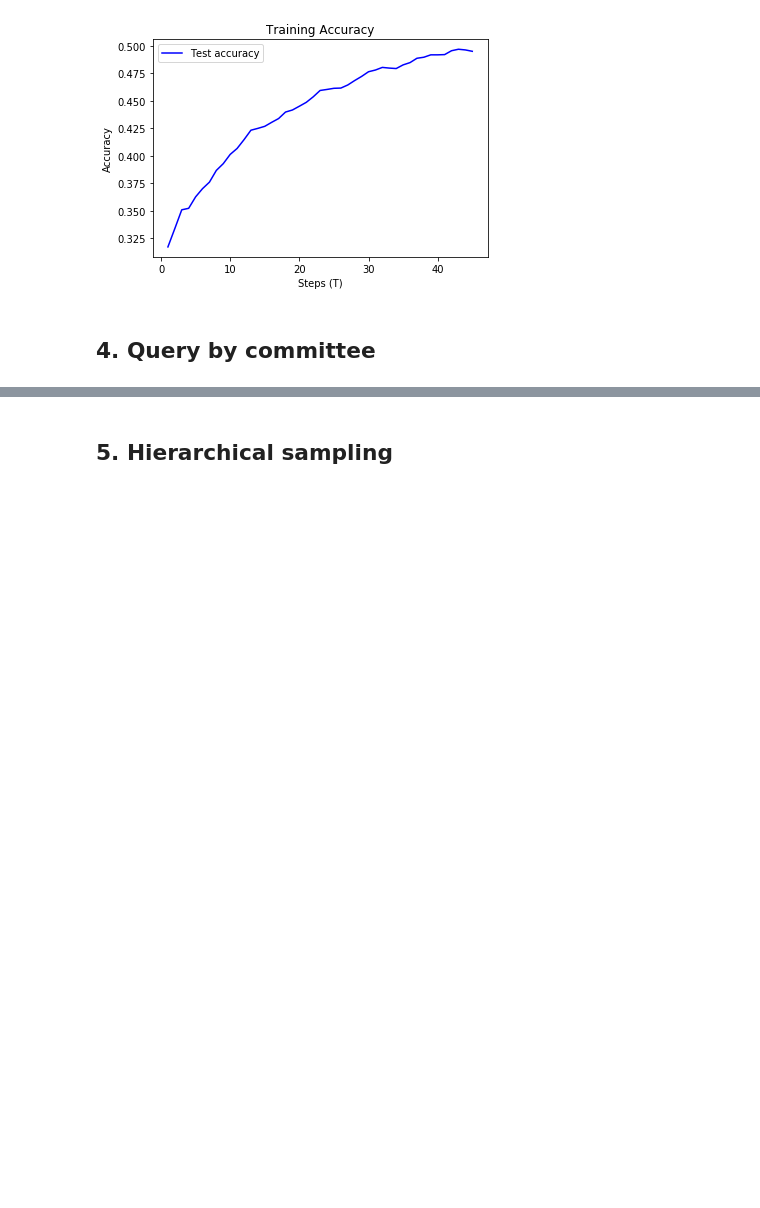
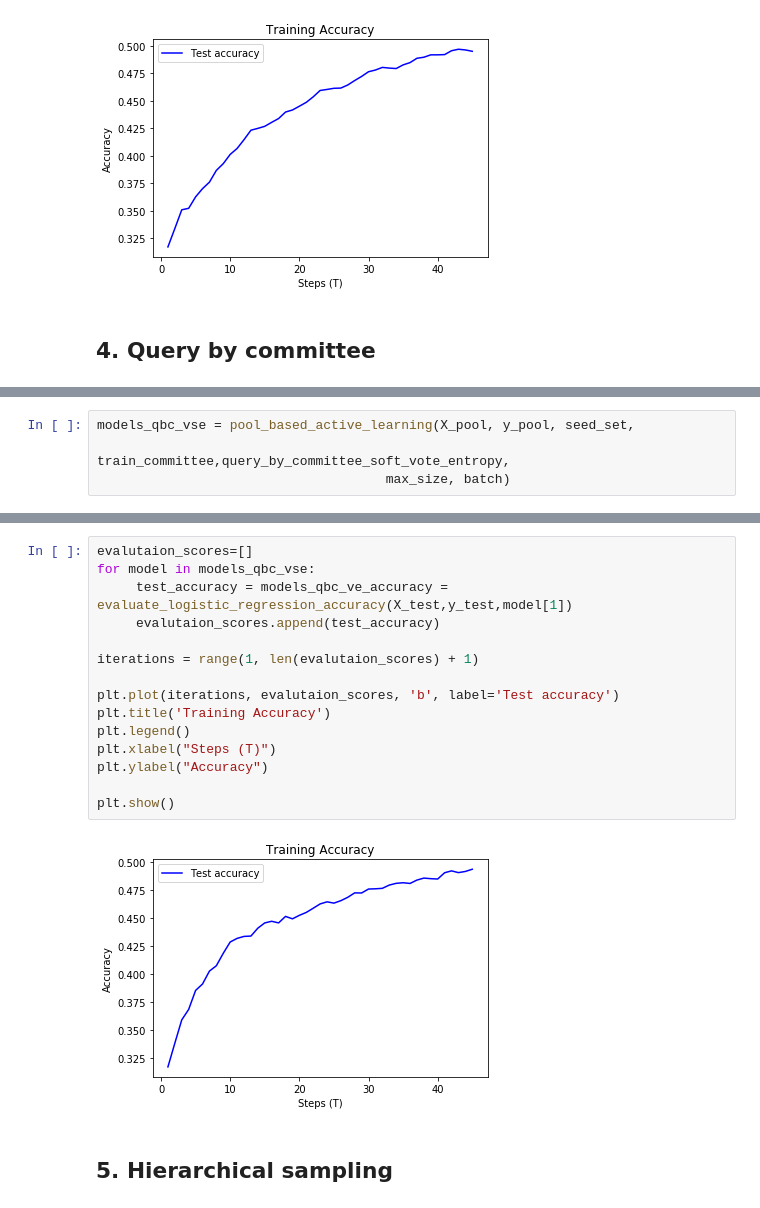
Before and after one commit to Waqar06/SMLProject2, a Jupyter notebook: Waqar_v2.ipynb, the cells around one changed output, grey strips where cells are left out. Cells and saved outputs as stored; diff of their text form; blank space fills up the shorter version.

```diff
--- a/Waqar_v2.ipynb
+++ b/Waqar_v2.ipynb
@@ -539,0 +516,4 @@ NameError: name 'clf' is not defined
+# %%
+models_qbc_vse = pool_based_active_learning(X_pool, y_pool, seed_set,
+                                     train_committee,query_by_committee_soft_vote_entropy,
+                                     max_size, batch)
@@ -540,3 +539,20 @@ NameError: name 'clf' is not defined
+# %%
+evalutaion_scores=[]
+for model in models_qbc_vse:
+     test_accuracy = models_qbc_ve_accuracy = evaluate_logistic_regression_accuracy(X_test,y_test,model[1])
+     evalutaion_scores.append(test_accuracy)
+
+iterations = range(1, len(evalutaion_scores) + 1)
+
+plt.plot(iterations, evalutaion_scores, 'b', label='Test accuracy')
+plt.title('Training Accuracy')
+plt.legend()
+plt.xlabel("Steps (T)")
+plt.ylabel("Accuracy")
+
+plt.show()
+# %% [output]
+[figure, added]
 # %% [markdown]
 ## 5. Hierarchical sampling
 # %%
```
Also changed, not shown: parts of 7 cells of this notebook.
